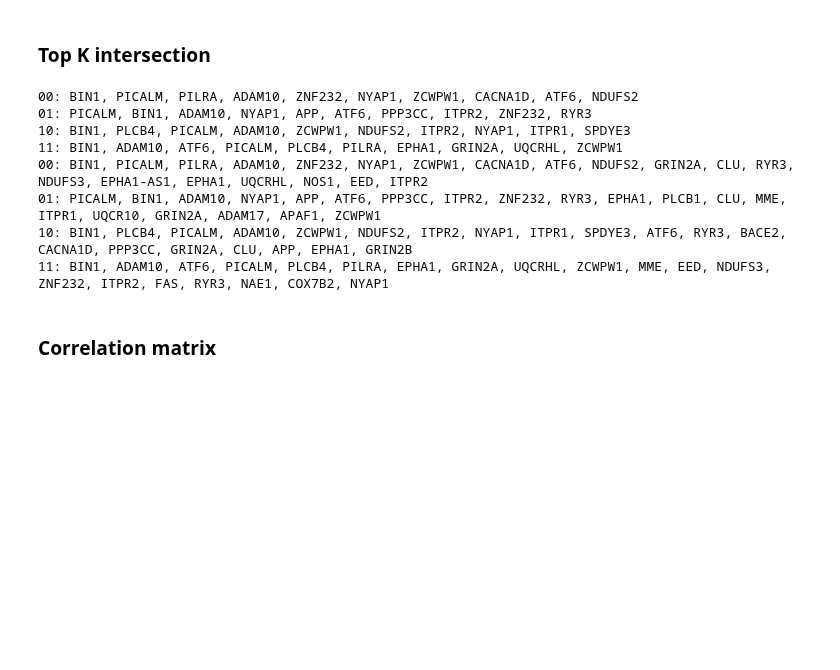
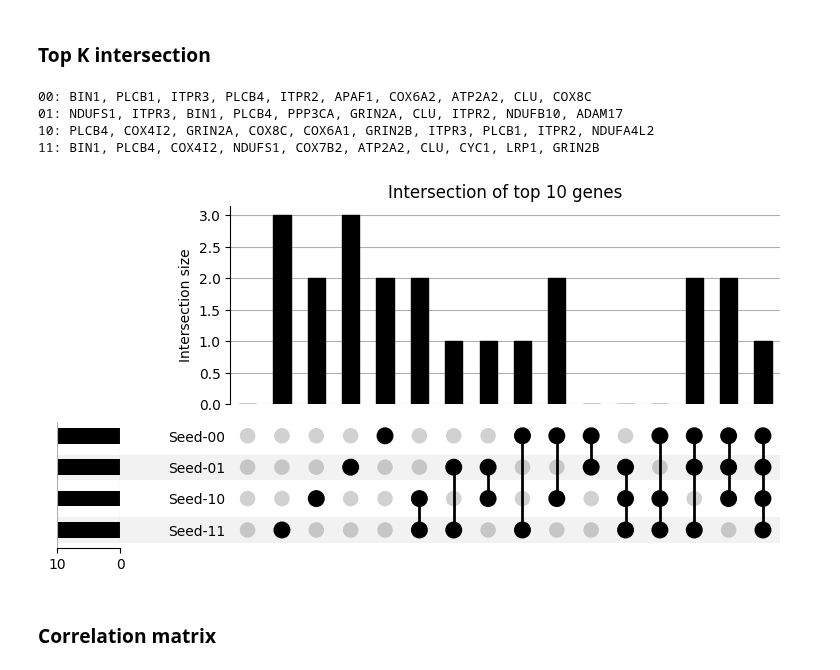
Before and after one commit to titoghose/GWANN, a Jupyter notebook: Code_AD/sensitivity_plots.ipynb, the cells around one changed output. Cells and saved outputs as stored; diff of their text form; code cells hidden in the pictures; blank space fills up the shorter version.

```diff
--- a/Code_AD/sensitivity_plots.ipynb
+++ b/Code_AD/sensitivity_plots.ipynb
@@ -594,30 +594,27 @@ comb_df.set_index('Gene', inplace=True)
 # %%
 import upsetplot
 
-for k in [10, 20]:
+for k in [10]:
     top_dict = {key:[] for key in comb_df.columns}
     for key in top_dict.keys():
         top_dict[key] = comb_df.sort_values(key, ascending=False).head(k).index.to_list()
         print(f'{key}: {", ".join(top_dict[key])}')
         top_dict[key] = set(top_dict[key])
 
     for key in list(top_dict.keys()):
         top_dict[f'Seed-{key}'] = top_dict.pop(key)
 
     upset_data = upsetplot.from_contents(top_dict)
     upsetplot.plot(upset_data, include_empty_subsets=True)
     plt.gca().set_title(f'Intersection of top {k} genes')
-    plt.savefig(f'./results_Sens7_00_GS10_v4/grp{grp_size}_top_{k}_upset.png')
-    plt.close()
+    # plt.savefig(f'./results_Sens7_00_GS10_v4/grp{grp_size}_top_{k}_upset.png')
+    # plt.close()
 # %% [output]
-00: BIN1, PICALM, PILRA, ADAM10, ZNF232, NYAP1, ZCWPW1, CACNA1D, ATF6, NDUFS2
-01: PICALM, BIN1, ADAM10, NYAP1, APP, ATF6, PPP3CC, ITPR2, ZNF232, RYR3
-10: BIN1, PLCB4, PICALM, ADAM10, ZCWPW1, NDUFS2, ITPR2, NYAP1, ITPR1, SPDYE3
-11: BIN1, ADAM10, ATF6, PICALM, PLCB4, PILRA, EPHA1, GRIN2A, UQCRHL, ZCWPW1
-00: BIN1, PICALM, PILRA, ADAM10, ZNF232, NYAP1, ZCWPW1, CACNA1D, ATF6, NDUFS2, GRIN2A, CLU, RYR3, NDUFS3, EPHA1-AS1, EPHA1, UQCRHL, NOS1, EED, ITPR2
-01: PICALM, BIN1, ADAM10, NYAP1, APP, ATF6, PPP3CC, ITPR2, ZNF232, RYR3, EPHA1, PLCB1, CLU, MME, ITPR1, UQCR10, GRIN2A, ADAM17, APAF1, ZCWPW1
-10: BIN1, PLCB4, PICALM, ADAM10, ZCWPW1, NDUFS2, ITPR2, NYAP1, ITPR1, SPDYE3, ATF6, RYR3, BACE2, CACNA1D, PPP3CC, GRIN2A, CLU, APP, EPHA1, GRIN2B
-11: BIN1, ADAM10, ATF6, PICALM, PLCB4, PILRA, EPHA1, GRIN2A, UQCRHL, ZCWPW1, MME, EED, NDUFS3, ZNF232, ITPR2, FAS, RYR3, NAE1, COX7B2, NYAP1
+00: BIN1, PLCB1, ITPR3, PLCB4, ITPR2, APAF1, COX6A2, ATP2A2, CLU, COX8C
+01: NDUFS1, ITPR3, BIN1, PLCB4, PPP3CA, GRIN2A, CLU, ITPR2, NDUFB10, ADAM17
+10: PLCB4, COX4I2, GRIN2A, COX8C, COX6A1, GRIN2B, ITPR3, PLCB1, ITPR2, NDUFA4L2
+11: BIN1, PLCB4, COX4I2, NDUFS1, COX7B2, ATP2A2, CLU, CYC1, LRP1, GRIN2B
+[figure, added]
 # %% [markdown]
 ### Correlation matrix
 # %%
```
Also changed, not shown: parts of 3 cells of this notebook, 7 other files.
